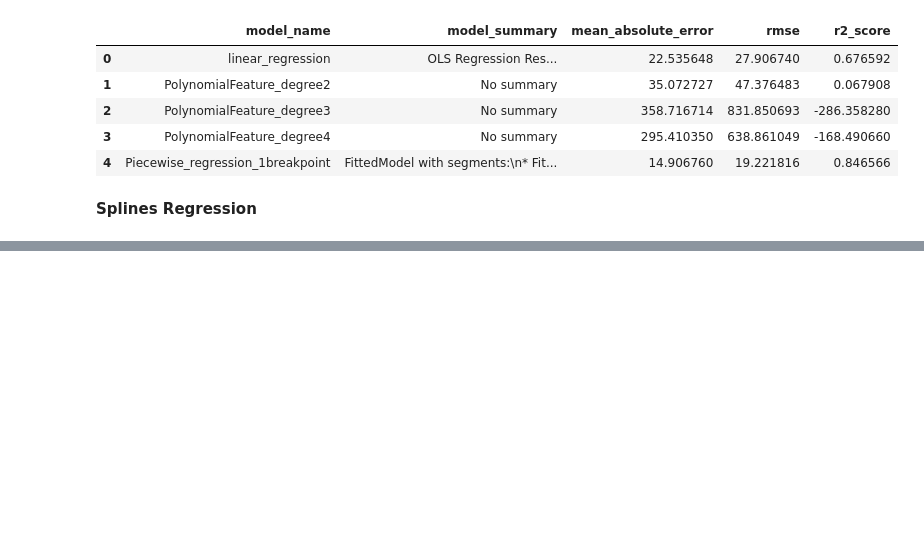
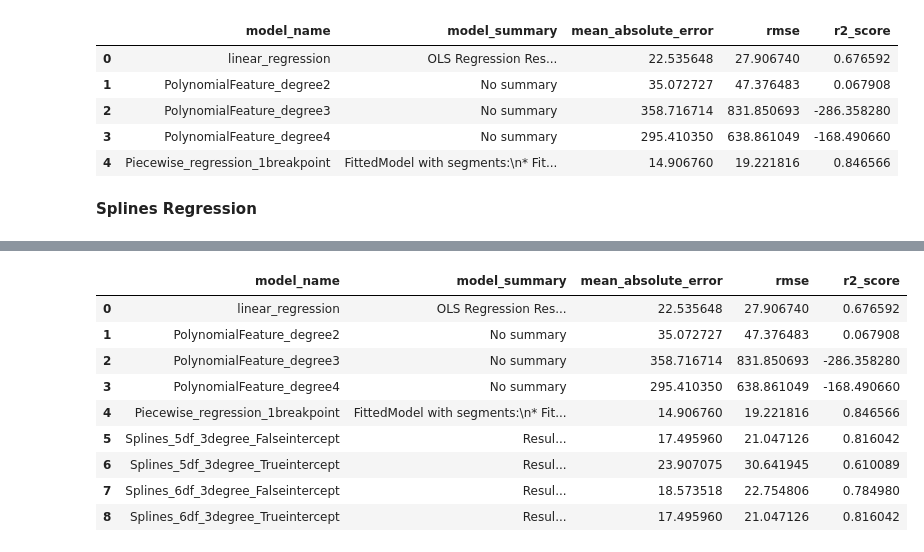
Before and after one commit to sk-aili/sports-analytics-2, a Jupyter notebook: lib/polynomial_regression.ipynb, the cells around one changed output, grey strips where cells are left out. Saved outputs shown, nothing was run; the diff lists cells and outputs as text; code cells hidden in the pictures; blank space fills up the shorter version.

```diff
--- a/lib/polynomial_regression.ipynb
+++ b/lib/polynomial_regression.ipynb
@@ -1413,0 +1605,6 @@ metrics_df
+# %%
+# append the Piecewise_regression_1breakpoint results to metrics_df
+d = {'model_name': 'Splines_5df_3degree_Trueintercept', 'model_summary': spline_fit.summary2(), 'mean_absolute_error': mean_absolute_error(y_test, y_pred_test), 'rmse': np.sqrt(mean_squared_error(y_test, y_pred_test)), 'r2_score': metrics.r2_score(y_test, y_pred_test)}
+
+metrics_df = metrics_df.append(d, ignore_index=True)
+metrics_df
@@ -1413,0 +1620,9 @@ metrics_df
+# %%
+X_spline = dmatrix('bs(X_train_clean.WL, df=6, degree=3, include_intercept=False)', return_type='dataframe')
+spline_fit = sm.GLM(y_train, X_spline).fit()
+print(spline_fit.summary())
+print(spline_fit.summary2())
+y_pred_test = spline_fit.predict(dmatrix('bs(test.WL, df=6, degree=3, include_intercept=False)', return_type='dataframe'))
+print("rmse ", np.sqrt(mean_squared_error(y_test, y_pred_test)))
+print("mae ", mean_absolute_error(y_test, y_pred_test))
+print("r2_score ", r2_score(y_test, y_pred_test))
@@ -1413,0 +1647,6 @@ metrics_df
+# %%
+# append the Piecewise_regression_1breakpoint results to metrics_df
+d = {'model_name': 'Splines_6df_3degree_Falseintercept', 'model_summary': spline_fit.summary2(), 'mean_absolute_error': mean_absolute_error(y_test, y_pred_test), 'rmse': np.sqrt(mean_squared_error(y_test, y_pred_test)), 'r2_score': metrics.r2_score(y_test, y_pred_test)}
+
+metrics_df = metrics_df.append(d, ignore_index=True)
+metrics_df
@@ -1413,0 +1663,9 @@ metrics_df
+# %%
+X_spline = dmatrix('bs(X_train_clean.WL, df=6, degree=3, include_intercept=True)', return_type='dataframe')
+spline_fit = sm.GLM(y_train, X_spline).fit()
+print(spline_fit.summary())
+print(spline_fit.summary2())
+y_pred_test = spline_fit.predict(dmatrix('bs(test.WL, df=6, degree=3, include_intercept=True)', return_type='dataframe'))
+print("rmse ", np.sqrt(mean_squared_error(y_test, y_pred_test)))
+print("mae ", mean_absolute_error(y_test, y_pred_test))
+print("r2_score ", r2_score(y_test, y_pred_test))
@@ -1413,0 +1690,17 @@ metrics_df
+# %%
+# append the Piecewise_regression_1breakpoint results to metrics_df
+d = {'model_name': 'Splines_6df_3degree_Trueintercept', 'model_summary': spline_fit.summary2(), 'mean_absolute_error': mean_absolute_error(y_test, y_pred_test), 'rmse': np.sqrt(mean_squared_error(y_test, y_pred_test)), 'r2_score': metrics.r2_score(y_test, y_pred_test)}
+
+metrics_df = metrics_df.append(d, ignore_index=True)
+metrics_df
+# %% [output]
+|  | model_name | model_summary | mean_absolute_error | rmse | r2_score |
+| 0 | linear_regression | OLS Regression Res... | 22.535648 | 27.906740 | 0.676592 |
+| 1 | PolynomialFeature_degree2 | No summary | 35.072727 | 47.376483 | 0.067908 |
+| 2 | PolynomialFeature_degree3 | No summary | 358.716714 | 831.850693 | -286.358280 |
+| 3 | PolynomialFeature_degree4 | No summary | 295.410350 | 638.861049 | -168.490660 |
+| 4 | Piecewise_regression_1breakpoint | FittedModel with segments:\n* Fit... | 14.906760 | 19.221816 | 0.846566 |
+| 5 | Splines_5df_3degree_Falseintercept | Resul... | 17.495960 | 21.047126 | 0.816042 |
+| 6 | Splines_5df_3degree_Trueintercept | Resul... | 23.907075 | 30.641945 | 0.610089 |
+| 7 | Splines_6df_3degree_Falseintercept | Resul... | 18.573518 | 22.754806 | 0.784980 |
+| 8 | Splines_6df_3degree_Trueintercept | Resul... | 17.495960 | 21.047126 | 0.816042 |
```
Also changed, not shown: parts of 20 cells of this notebook.
